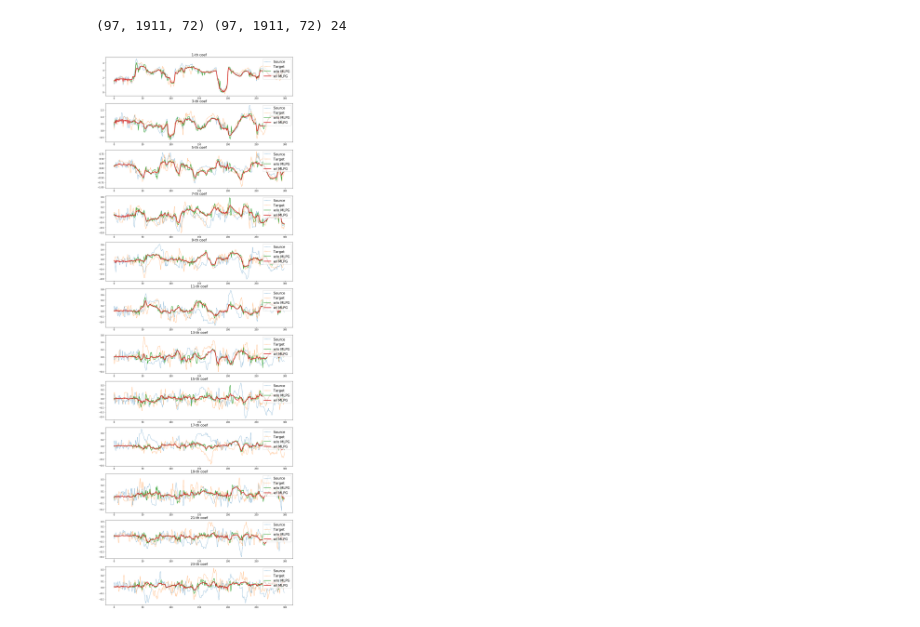
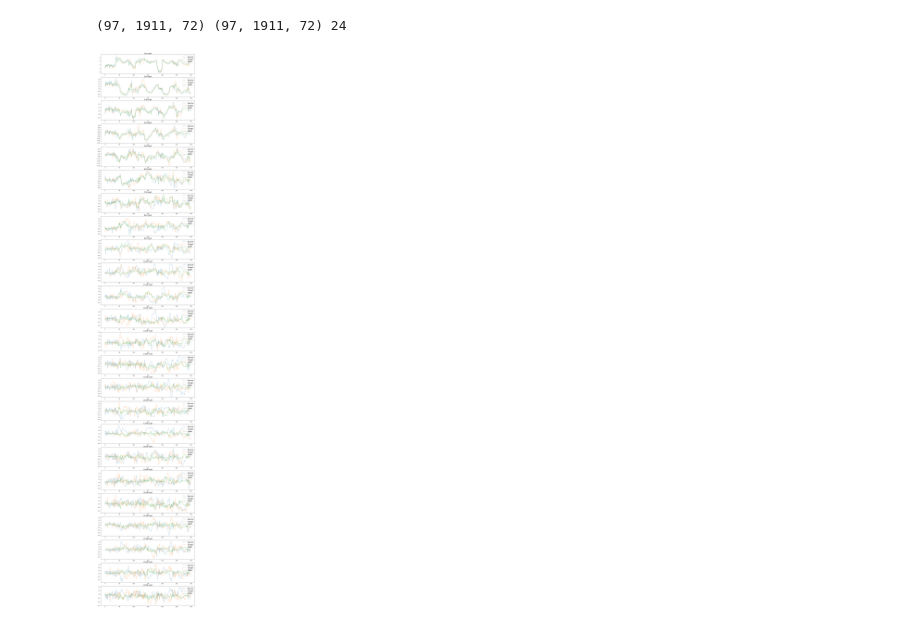
Before and after one commit to pritishyuvraj/Voice-Conversion-GAN, a Jupyter notebook: Tutorials/GMM-based-Voice-Conversion/GMM-Voice-Conversion-vccdata2016.ipynb, the cells around one changed output. Drawn from its saved outputs; the diff is of its cells as text; code cells hidden in the pictures.

```diff
--- a/Tutorials/GMM-based-Voice-Conversion/GMM-Voice-Conversion-vccdata2016.ipynb
+++ b/Tutorials/GMM-based-Voice-Conversion/GMM-Voice-Conversion-vccdata2016.ipynb
@@ -310,6 +299,7 @@ print(X_aligned.shape, Y_aligned.shape, static_dim)
 (97, 1911, 72) (97, 1911, 72) 24
 # %%
 def vis_difference(x, y, which_dims=[0,2,3,6,8], T_max=None):
+    import scipy
     static_paramgen = MLPG(gmm, windows=[(0,0, np.array([1.0]))], diff=False)
     paramgen = MLPG(gmm, windows=windows, diff=False)
 
@@ -317,6 +307,11 @@ def vis_difference(x, y, which_dims=[0,2,3,6,8], T_max=None):
     y = trim_zeros_frames(y)[:,:static_dim]
     y_hat1 = static_paramgen.transform(x)[:,:static_dim]
     y_hat2 = paramgen.transform(x)
+
+    pearson_coeff = np.zeros(24)
+    root_mean_square = np.zeros(24)
+    global_varaince_target = np.zeros(24)
+    global_varaiance_converted = np.zeros(24)
 
     if T_max is not None and len(y) > T_max:
         x, y,y_hat1,y_hat2 = x[:T_max], y[:T_max],y_hat1[:T_max],y_hat2[:T_max]
@@ -326,13 +321,22 @@ def vis_difference(x, y, which_dims=[0,2,3,6,8], T_max=None):
         subplot(len(which_dims), 1, idx+1)
         plot(x[:, which_dim], "--", linewidth=1, label="Source")
         plot(y[:,which_dim], "--", linewidth=1, label="Target")
-        plot(y_hat1[:,which_dim], "-", linewidth=2, label="w/o MLPG")
-        plot(y_hat2[:,which_dim], "-", linewidth=3, label="w/ MLPG")
+        plot(y_hat1[:,which_dim], "-", linewidth=1, label="GMM")
+#         plot(y_hat2[:,which_dim], "-", linewidth=3, label="w/ MLPG")
         title("{}-th coef".format(which_dim+1), fontsize=16)
         legend(prop={"size": 16}, loc="upper right")
+        pearson_coeff[idx] = scipy.stats.pearsonr(y[:,which_dim], y_hat1[:,which_dim])[0]
+        root_mean_square[idx] = np.sqrt(np.mean( (y[:,which_dim] - y_hat1[:,which_dim])**2 ) )
+        global_varaince_target[idx] = np.std(y[:,which_dim])
+        global_varaiance_converted[idx] = np.std(y_hat1[:, which_dims])
+    return pearson_coeff, root_mean_square, global_varaince_target, global_varaiance_converted
 # %%
+# import numpy as np
+# X_aligned = np.random.randn(1, 24, 1000)
+# Y_aligned = np.random.randn(1, 24, 1000)
+# static_dim=24
 idx = 0
-which_dims = np.arange(0, static_dim, step=2)
-vis_difference(X_aligned[idx], Y_aligned[idx], T_max=300, which_dims=which_dims)
+which_dims = np.arange(0, static_dim, step=1)
+pearson, rms, var_target, var_converted = vis_difference(X_aligned[idx], Y_aligned[idx], T_max=300, which_dims=which_dims)
 # %% [output]
-[figure, old version]
+[figure, new version]
```
Also changed, not shown: parts of 6 cells of this notebook.
